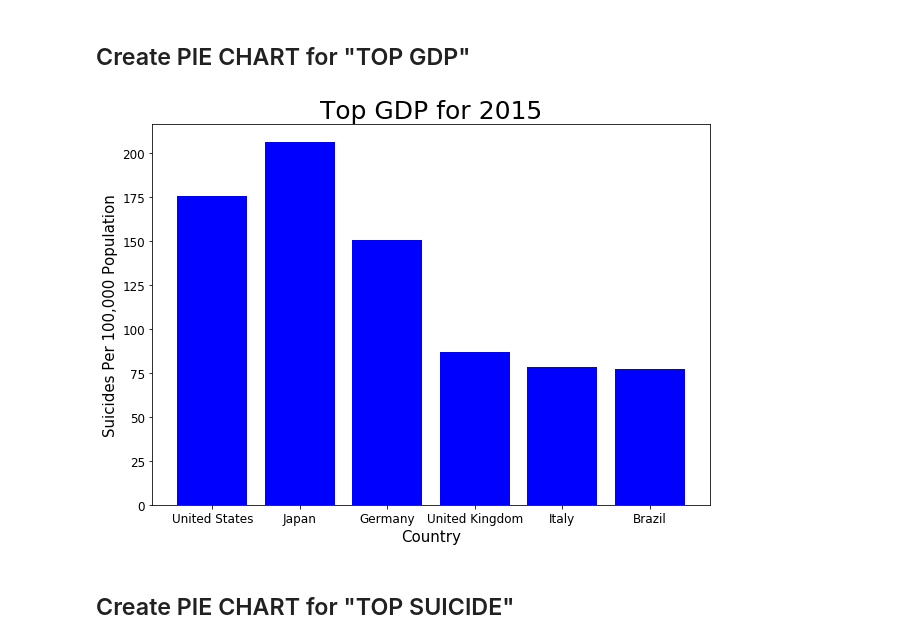
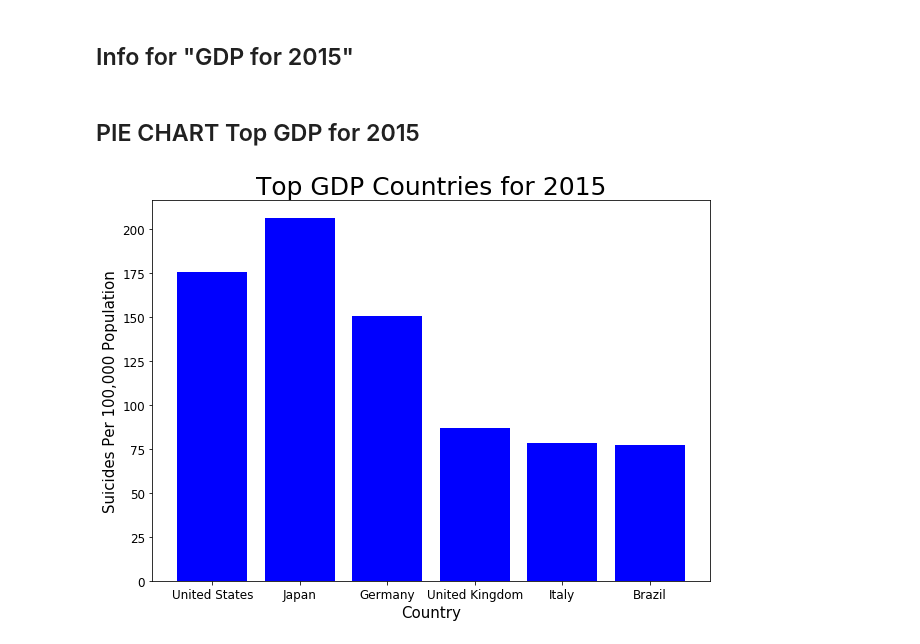
Before and after one commit to industrialhygiene1/suicide_squad, a Jupyter notebook: tnguyen/Untitled.ipynb, the cells around one changed output. Saved outputs shown, nothing was run; the diff lists cells and outputs as text; code cells hidden in the pictures.

```diff
--- a/tnguyen/Untitled.ipynb
+++ b/tnguyen/Untitled.ipynb
@@ -55,0 +70,2 @@ su_vs_gdp_df = su_vs_gdp_o_df.groupby('country-year').agg({'country':'first', 'y
+# %% [markdown]
+##  Info  for "GDP for 2015"
@@ -56,35 +93,33 @@ su_vs_gdp_df = su_vs_gdp_o_df.groupby('country-year').agg({'country':'first', 'y
 # %% [markdown]
-##  Create PIE CHART  for "TOP GDP"
+## PIE CHART Top GDP for 2015
 # %%
 # It is possible to sort based upon multiple columns
 # here we are sorting by highest gdp
 sort_gdp_df = su_vs_gdp_df.sort_values(["year_gdp"], ascending=False)
 
 # Filter the data so that only those in 2015 are in a DataFrame and save as new dataframe(df)
 gdp_2015_df = sort_gdp_df.query("year == '2015'")
 gdp_2015_df.head(6)
 
 #Create new dataframe(df) to hold top x countries with highest year_gdp
 gdp_2015_df_top_6 = gdp_2015_df.head(6)
 gdp_2015_df_top_6
 
 
 # Create an array that contains the number of users each language has
 country1= gdp_2015_df_top_6['country']
 suicides1=gdp_2015_df_top_6['suicides/100k pop']
 
 # Tell matplotlib where we would like to place each of our x axis headers
 plt.figure(figsize=(10,7))
 plt.bar(country1, suicides1, color="blue", align="center")
 
 # # Give the chart a title, x label, and y label
-plt.title("Top GDP for 2015",fontsize=25)
+plt.title("Top GDP Countries for 2015",fontsize=25)
 plt.xlabel("Country",fontsize=15)
 plt.ylabel("Suicides Per 100,000 Population",fontsize=15)
 plt.rcParams['font.size'] = 12.0
 
 plt.savefig('top_gdp.png')
 # %% [output]
-[figure, old version]
+[figure, new version]
-# %% [markdown]
-## Create PIE CHART  for "TOP SUICIDE"
```
Also changed, not shown: parts of 17 cells of this notebook, 4 other files.
